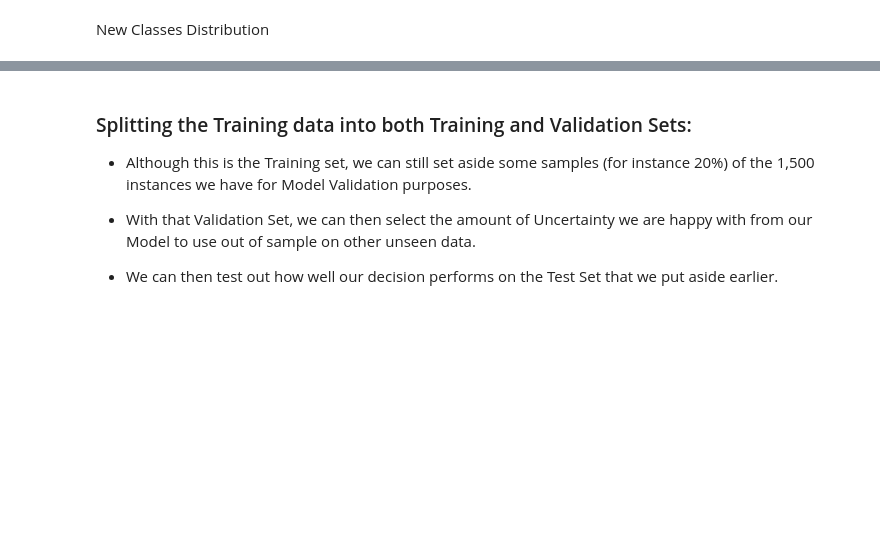
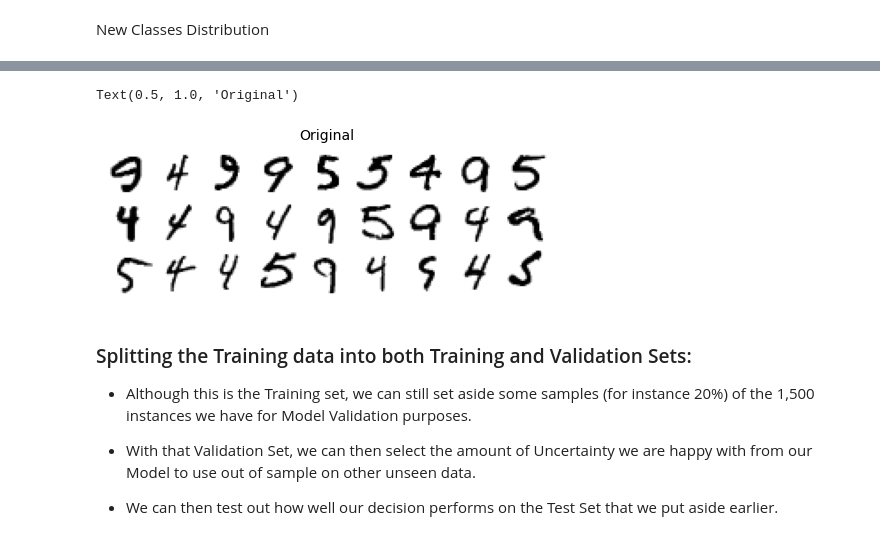
Before and after one commit to comaraDOTcom/ml-applications, a Jupyter notebook: Etivity1/ET5003_Etivity1_CONOROMARA_20151845.ipynb, the cells around one changed output, grey strips where cells are left out. Cells and saved outputs as stored; diff of their text form; code cells hidden in the pictures; blank space fills up the shorter version.

```diff
--- a/Etivity1/ET5003_Etivity1_CONOROMARA_20151845.ipynb
+++ b/Etivity1/ET5003_Etivity1_CONOROMARA_20151845.ipynb
@@ -228,13 +244,17 @@ def plot_digits(instances, images_per_row=5, **options):
 # %%
 # Show a few instances from each Digit:
 plt.figure(figsize=(8,8))
 
 # Selecting a few label indices from each of the 3 classes to show:
+label_indices = [random.randint(1,X_train.shape[0]) for i in range(27)]
 
 
 # Plotting 'original' image
 plot_digits(X_train[label_indices,:],images_per_row=9)
 plt.title("Original", fontsize=14)
+# %% [output]
+Text(0.5, 1.0, 'Original')
+[figure, added]
 # %% [markdown]
 ###  Splitting the Training data into both Training and Validation Sets:
 
```
Also changed, not shown: parts of 20 cells of this notebook.
